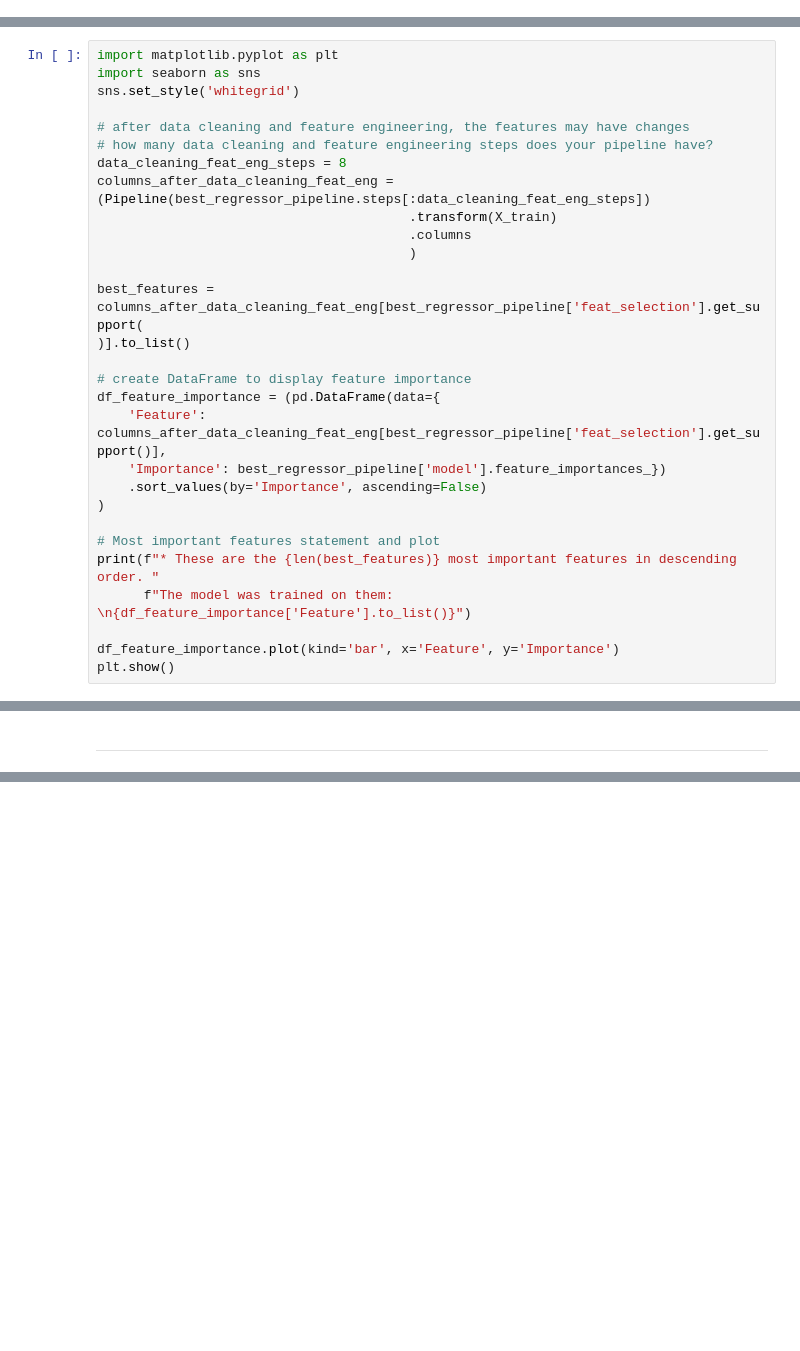
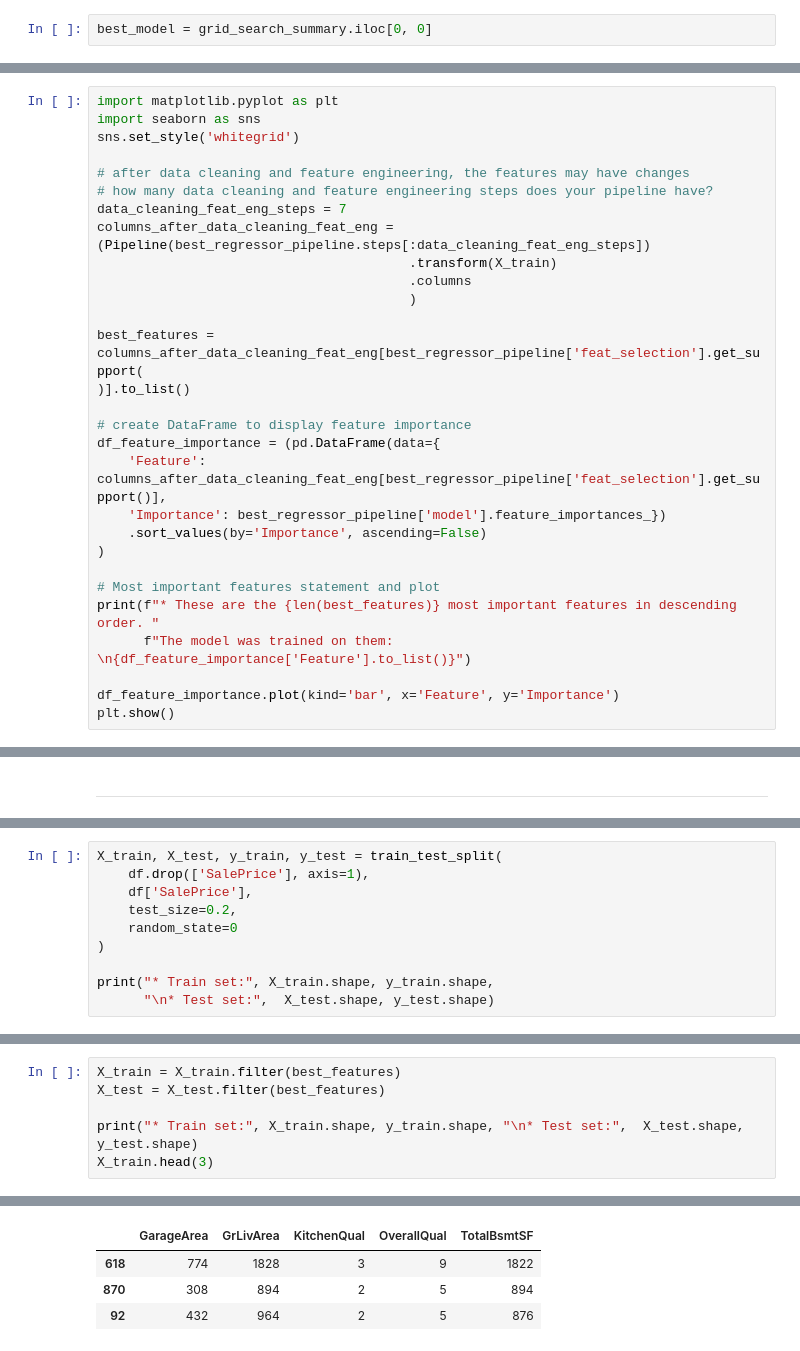
Before and after one commit to Gkicks/milestone-project-heritage-housing-issues, a Jupyter notebook: jupyter_notebooks/5_modeling_and_evaluation.ipynb, the cells around one changed output, grey strips where cells are left out. Cells and saved outputs as stored; diff of their text form; blank space fills up the shorter version.

Commit message:
Complete section refit pipeline with best features

```diff
--- a/jupyter_notebooks/5_modeling_and_evaluation.ipynb
+++ b/jupyter_notebooks/5_modeling_and_evaluation.ipynb
@@ -368,6 +367,8 @@ grid_search_summary
 | 29 | ExtraTreesRegressor | NaN | NaN | NaN | NaN | None | None | ... |
 # %% [markdown]
 Parameters for best model
+# %%
+best_model = grid_search_summary.iloc[0, 0]
 # %%
 grid_search_pipelines[best_model].best_params_
 # %% [output]
@@ -411,7 +412,7 @@ sns.set_style('whitegrid')
 
 # after data cleaning and feature engineering, the features may have changes
 # how many data cleaning and feature engineering steps does your pipeline have?
-data_cleaning_feat_eng_steps = 8
+data_cleaning_feat_eng_steps = 7
 columns_after_data_cleaning_feat_eng = (Pipeline(best_regressor_pipeline.steps[:data_cleaning_feat_eng_steps])
                                         .transform(X_train)
                                         .columns
@@ -511,0 +543,10 @@ Root Mean Squared Error: 32711.791
+# %%
+X_train, X_test, y_train, y_test = train_test_split(
+    df.drop(['SalePrice'], axis=1),
+    df['SalePrice'],
+    test_size=0.2,
+    random_state=0
+)
+
+print("* Train set:", X_train.shape, y_train.shape,
+      "\n* Test set:",  X_test.shape, y_test.shape)
@@ -511,0 +558,7 @@ Root Mean Squared Error: 32711.791
+# %%
+X_train = X_train.filter(best_features)
+X_test = X_test.filter(best_features)
+
+print("* Train set:", X_train.shape, y_train.shape, "\n* Test set:",  X_test.shape, y_test.shape)
+X_train.head(3)
+# %% [output]
@@ -511,0 +567,4 @@ Root Mean Squared Error: 32711.791
+|  | GarageArea | GrLivArea | KitchenQual | OverallQual | TotalBsmtSF |
+| 618 | 774 | 1828 | 3 | 9 | 1822 |
+| 870 | 308 | 894 | 2 | 5 | 894 |
+| 92 | 432 | 964 | 2 | 5 | 876 |
```
Also changed, not shown: parts of 31 cells of this notebook.
